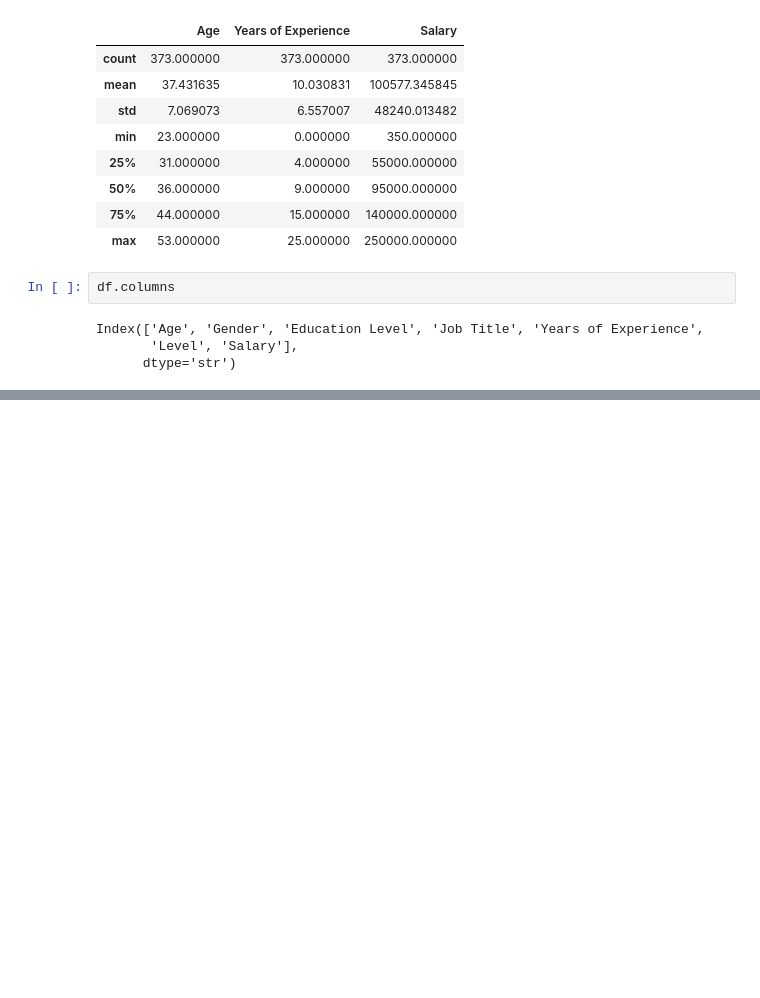
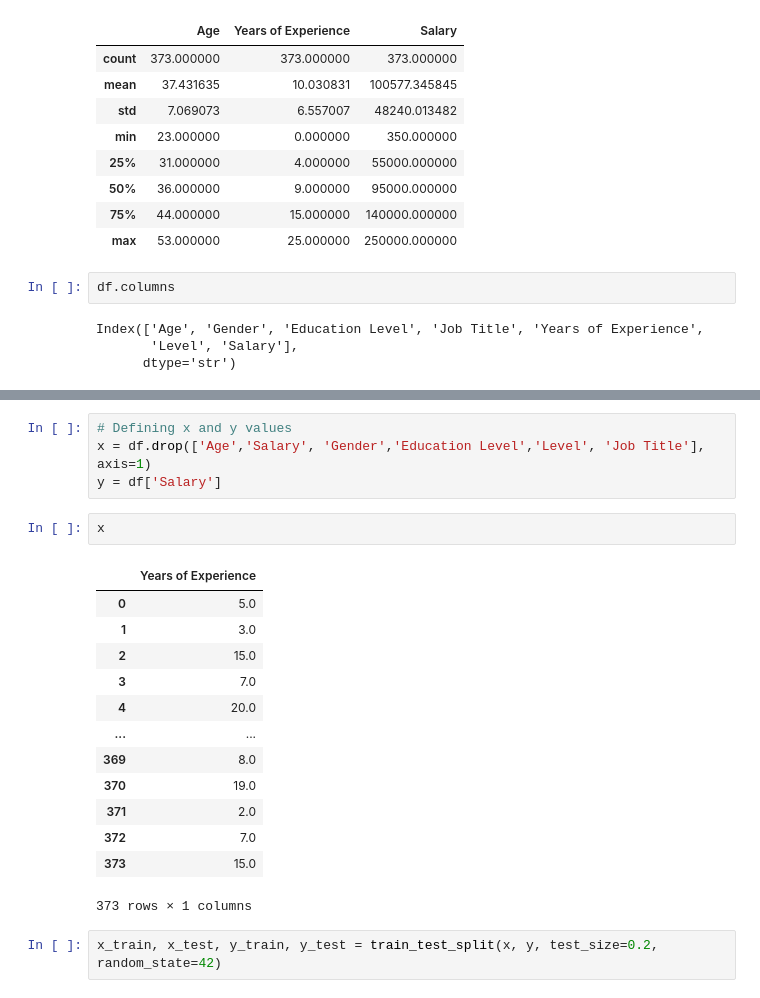
Before and after one commit to sivareddy-001/project_2, a Jupyter notebook: Cleaning.ipynb, the cells around one changed output, grey strips where cells are left out. Saved outputs shown, nothing was run; the diff lists cells and outputs as text; blank space fills up the shorter version.

```diff
--- a/Cleaning.ipynb
+++ b/Cleaning.ipynb
@@ -64,0 +96,22 @@ Index(['Age', 'Gender', 'Education Level', 'Job Title', 'Years of Experience',
+# %%
+# Defining x and y values
+x = df.drop(['Age','Salary', 'Gender','Education Level','Level', 'Job Title'], axis=1)
+y = df['Salary']
+# %%
+x
+# %% [output]
+|  | Years of Experience |
+| 0 | 5.0 |
+| 1 | 3.0 |
+| 2 | 15.0 |
+| 3 | 7.0 |
+| 4 | 20.0 |
+| ... | ... |
+| 369 | 8.0 |
+| 370 | 19.0 |
+| 371 | 2.0 |
+| 372 | 7.0 |
+| 373 | 15.0 |
+373 rows × 1 columns
+# %%
+x_train, x_test, y_train, y_test = train_test_split(x, y, test_size=0.2, random_state=42)
```
Also changed, not shown: parts of 15 cells of this notebook.
